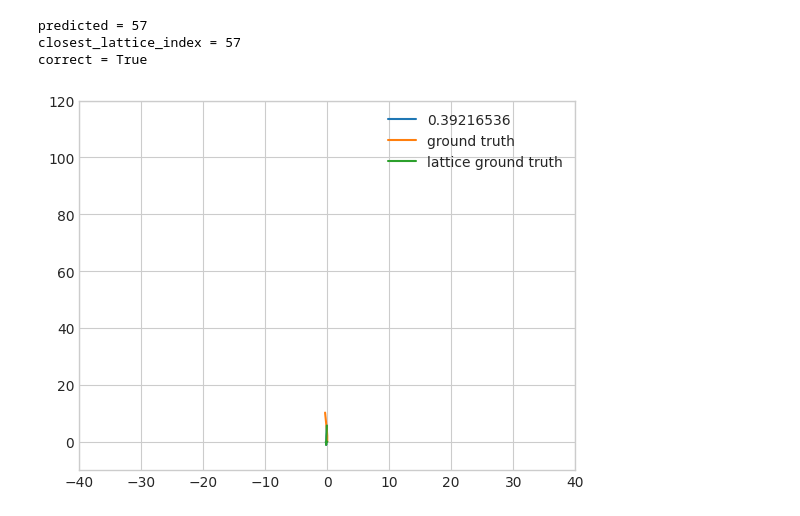
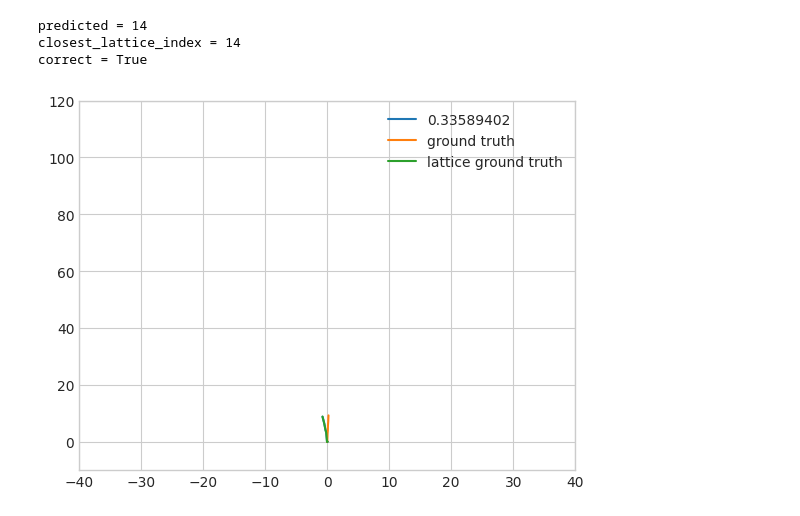
Before and after one commit to dolander1/nuscenes_dolander1, a Jupyter notebook: python-sdk/tutorials/DanielNotebook.ipynb, the cells around one changed output. Cells and saved outputs as stored; diff of their text form; code cells hidden in the pictures.

```diff
--- a/python-sdk/tutorials/DanielNotebook.ipynb
+++ b/python-sdk/tutorials/DanielNotebook.ipynb
@@ -265,38 +285,38 @@ ave_ADE[-1] = 5.212992607831867
 # %%
 ## Plot prediction vs ground truth
 epoch = 30
-index = 126
+index = 20
 if train_boolean == 'yes':
     test_index = epoch*2048*dataset_factor_list[file_number] + index
 else:
     test_index = epoch*512*dataset_factor_list[file_number] + index
 
 nrOfTopTrajectories = 1
 ground_truth_trajectory = ground_truth_loaded_list[file_number][test_index]
 probabilities = probabilities_list[file_number][test_index]
 closest_lattice_index = mean_pointwise_l2_distance(torch.Tensor(lattice_list[file_number]), torch.Tensor(ground_truth_trajectory))
 topProbabilitiesIndices = np.argsort(probabilities)[::-1][0:nrOfTopTrajectories]
 topProbabilities = [probabilities[index] for index in topProbabilitiesIndices]
 
 # Lattice ground truth
 predicted = topProbabilitiesIndices[0]
 print(f"predicted = {predicted}")
 print(f"closest_lattice_index = {closest_lattice_index}")
 correct = (predicted == closest_lattice_index)
 print(f"correct = {correct}")
 
 # Plot predictions
 [plt.plot(lattice_list[file_number][mode,:,0],lattice_list[file_number][mode,:,1], label=topProbabilities[i]) for i, mode in enumerate(topProbabilitiesIndices)]
 # Plot ground truth
 plt.plot(ground_truth_trajectory[:,0], ground_truth_trajectory[:,1], label="ground truth")
 # Plot lattice ground truth
 plt.plot(lattice_list[file_number][closest_lattice_index,:,0],lattice_list[file_number][closest_lattice_index,:,1], label="lattice ground truth")
 plt.ylim([-10,120]); plt.xlim([-40,40]); plt.legend(); plt.show()
 # %% [output]
-predicted = 57
-closest_lattice_index = 57
+predicted = 14
+closest_lattice_index = 14
 correct = True
-[figure, old version]
+[figure, new version]
 # %%
 ## Plot loss and accuracy
 
```
Also changed, not shown: parts of 5 cells of this notebook, 4 other files.
